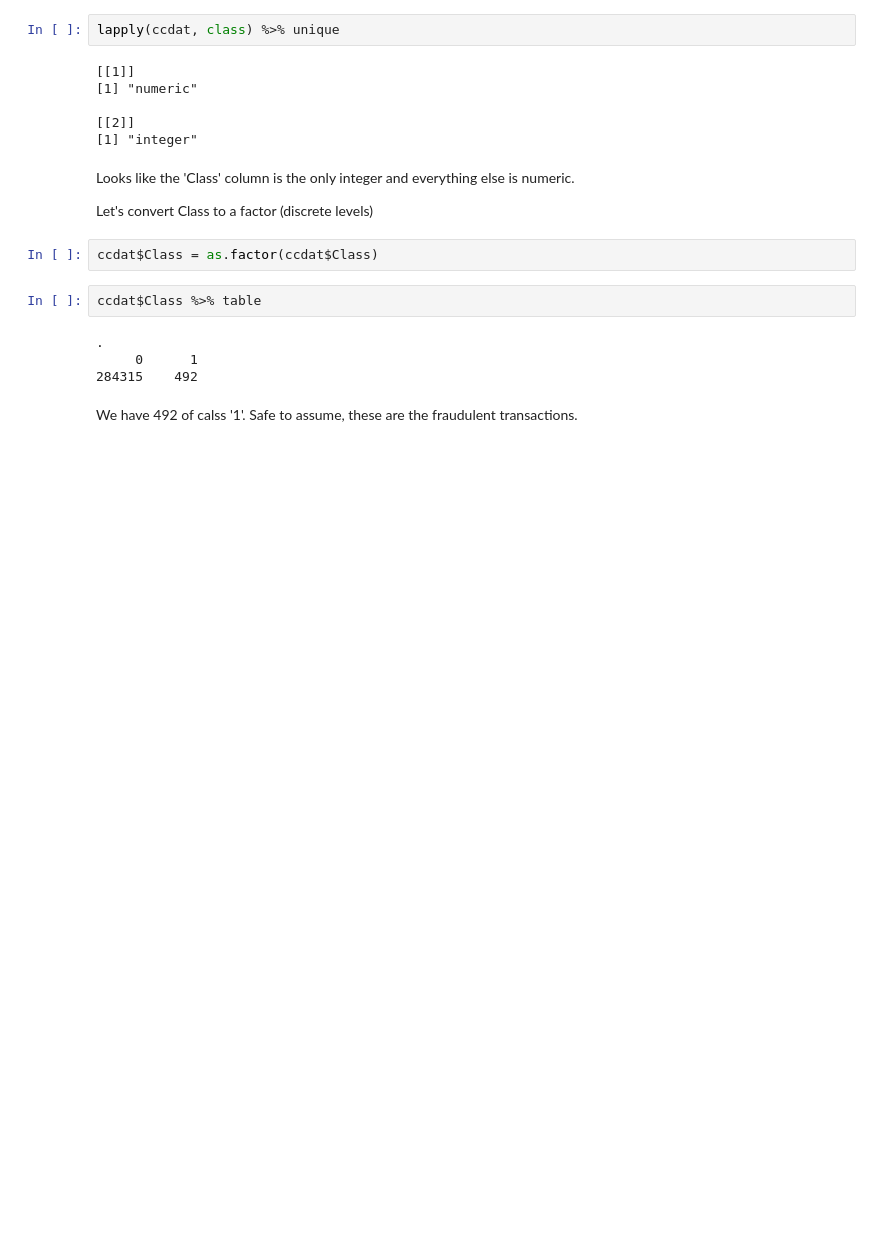
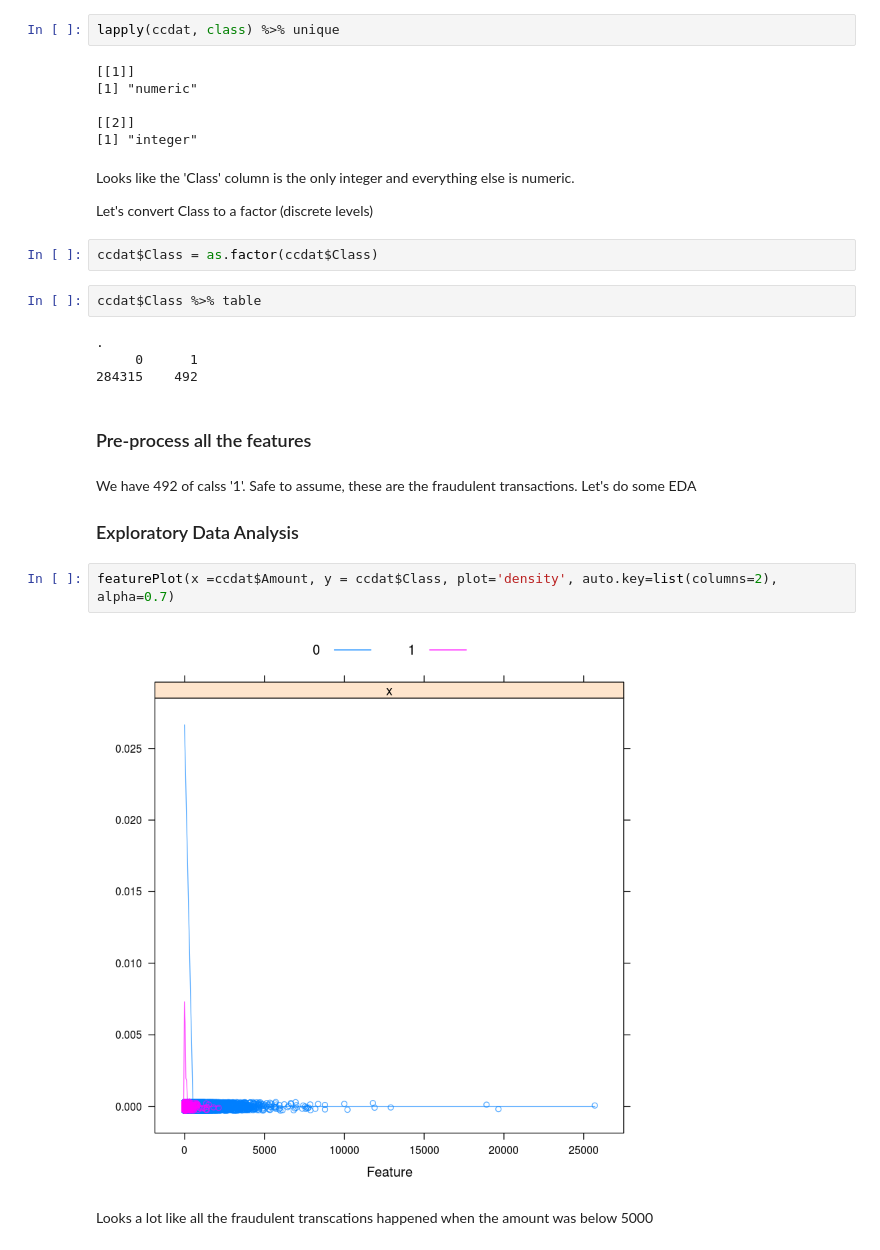
Before and after one commit to prajnak/ccfraud, a Jupyter notebook: kaggle-creditcard-fraud-dataset.ipynb, the cells around one changed output. Drawn from its saved outputs; the diff is of its cells as text; blank space fills up the shorter version.

```diff
--- a/kaggle-creditcard-fraud-dataset.ipynb
+++ b/kaggle-creditcard-fraud-dataset.ipynb
@@ -54,5 +89,14 @@ ccdat$Class %>% table
 .
      0      1
 284315    492
+# %% [markdown]
+### Pre-process all the features
 # %% [markdown]
-We have 492 of calss '1'. Safe to assume, these are the fraudulent transactions.
+We have 492 of calss '1'. Safe to assume, these are the fraudulent transactions. Let's do some EDA
+### Exploratory Data Analysis
+# %%
+featurePlot(x =ccdat$Amount, y = ccdat$Class, plot='density', auto.key=list(columns=2), alpha=0.7)
+# %% [output]
+[figure, added]
+# %% [markdown]
+Looks a lot like all the fraudulent transcations happened when the amount was below 5000
```
Also changed, not shown: parts of 12 cells of this notebook.
